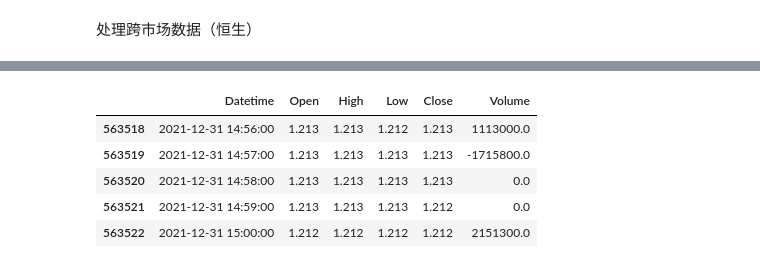
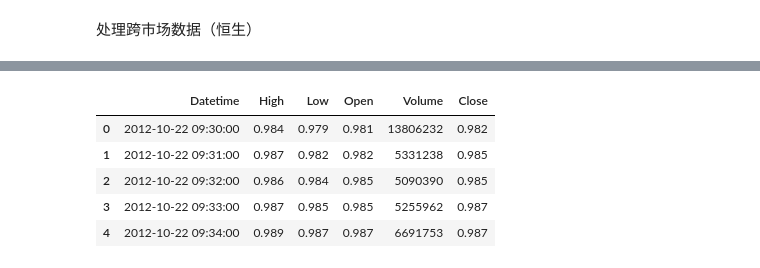
Before and after one commit to Seal1026/project_code, a Jupyter notebook: process_data.ipynb, the cells around one changed output, grey strips where cells are left out. Saved outputs shown, nothing was run; the diff lists cells and outputs as text; code cells hidden in the pictures.

```diff
--- a/process_data.ipynb
+++ b/process_data.ipynb
@@ -227,9 +268,43 @@ df.to_csv("processed_data/prc_1_min_HK_2012-2021.csv", index=False, encoding="ut
 # %%
-display(df.tail())
+# 导出 csv
+df = df_concat[['Qdate','StdTime','Highpr','Lowpr','Begpr','TVolume_accu1']].copy()
+
+df["Datetime"] = pd.to_datetime(
+    df["Qdate"].astype(str) + " " + df["StdTime"].astype(str)
+)
+
+df.drop(columns=["Qdate","StdTime"], inplace=True)
+
+df.rename(columns={
+    "Begpr":"Open",
+    "Highpr":"High",
+    "Lowpr":"Low",
+    "TVolume_accu1":"Volume"
+}, inplace=True)
+
+df = df.set_index("Datetime")
+df = df.sort_index()
+
+# 去掉开盘/收盘集合竞价影响，只保留连续竞价时段
+df = df.between_time("09:31", "15:59")
+
+# 时间前移一分钟
+df.index = df.index - pd.Timedelta(minutes=1)
+
+# 构造 Close
+df = df.groupby(df.index.date, group_keys=False).apply(
+    lambda x: x.assign(Close=x["Open"].shift(-1).fillna(x["Open"].iat[-1]))
+)
+
+df = df.reset_index()
+
+display(df.head())
+
+df.to_csv("processed_data/prc_1_min_HK_2012-2021.csv", index=False, encoding="utf-8-sig")
 # %% [output]
-|  | Datetime | Open | High | Low | Close | Volume |
-| 563518 | 2021-12-31 14:56:00 | 1.213 | 1.213 | 1.212 | 1.213 | 1113000.0 |
-| 563519 | 2021-12-31 14:57:00 | 1.213 | 1.213 | 1.213 | 1.213 | -1715800.0 |
-| 563520 | 2021-12-31 14:58:00 | 1.213 | 1.213 | 1.213 | 1.213 | 0.0 |
-| 563521 | 2021-12-31 14:59:00 | 1.213 | 1.213 | 1.213 | 1.212 | 0.0 |
-| 563522 | 2021-12-31 15:00:00 | 1.212 | 1.212 | 1.212 | 1.212 | 2151300.0 |
+|  | Datetime | High | Low | Open | Volume | Close |
+| 0 | 2012-10-22 09:30:00 | 0.984 | 0.979 | 0.981 | 13806232 | 0.982 |
+| 1 | 2012-10-22 09:31:00 | 0.987 | 0.982 | 0.982 | 5331238 | 0.985 |
+| 2 | 2012-10-22 09:32:00 | 0.986 | 0.984 | 0.985 | 5090390 | 0.985 |
+| 3 | 2012-10-22 09:33:00 | 0.987 | 0.985 | 0.985 | 5255962 | 0.987 |
+| 4 | 2012-10-22 09:34:00 | 0.989 | 0.987 | 0.987 | 6691753 | 0.987 |
```
Also changed, not shown: parts of 8 cells of this notebook.
